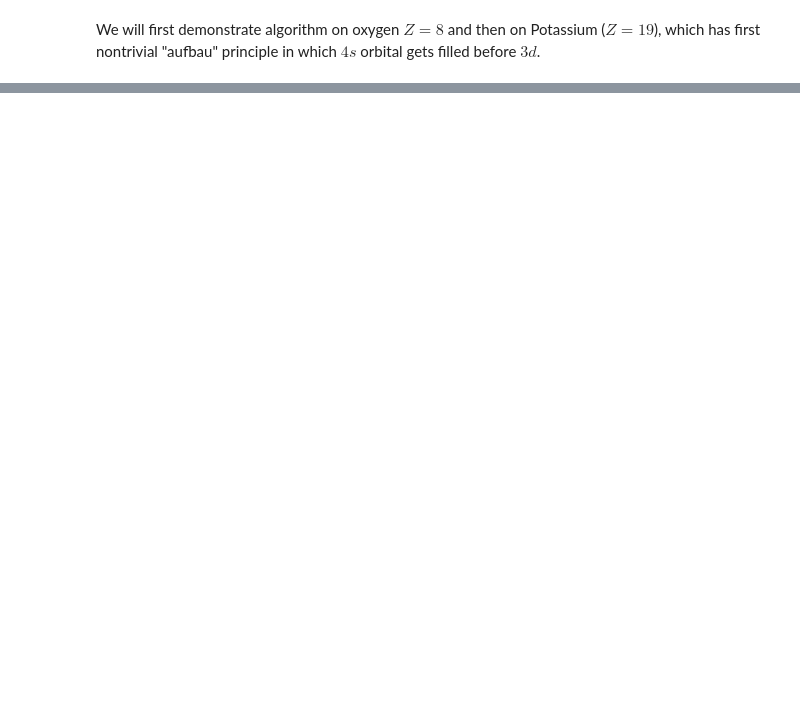
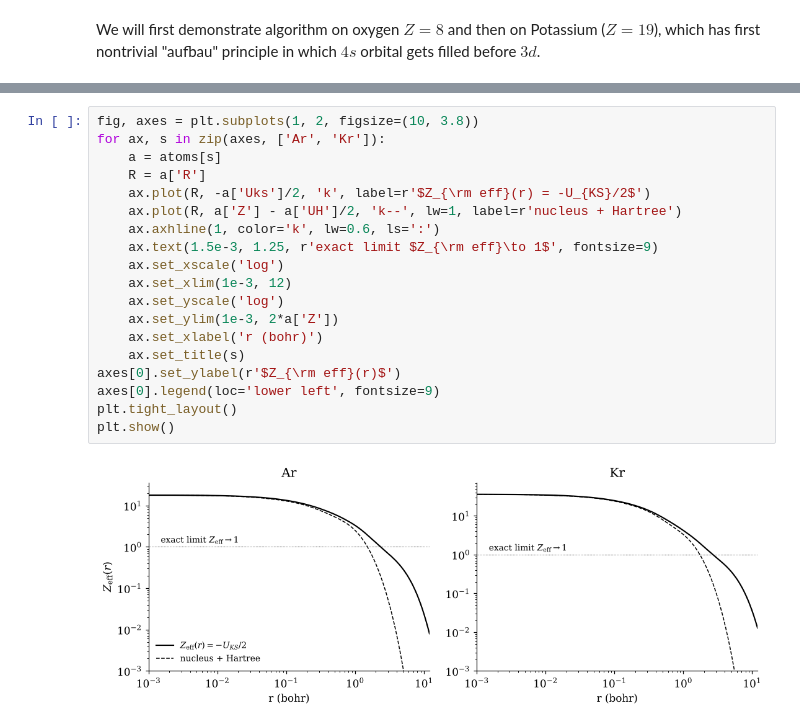
Before and after one commit to yw-choi/yw-choi.github.io, a Jupyter notebook: static/PHY4008/notebooks/06_atom_dft.ipynb, the cells around one changed output, grey strips where cells are left out. Drawn from its saved outputs; the diff is of its cells as text; blank space fills up the shorter version.

```diff
--- a/static/PHY4008/notebooks/06_atom_dft.ipynb
+++ b/static/PHY4008/notebooks/06_atom_dft.ipynb
@@ -678,0 +1173,21 @@ Iteration 30 Etot[Ry]= -1196.39207063201 Etot[Hartree]= -598.196035316005 Diff=
+# %%
+fig, axes = plt.subplots(1, 2, figsize=(10, 3.8))
+for ax, s in zip(axes, ['Ar', 'Kr']):
+    a = atoms[s]
+    R = a['R']
+    ax.plot(R, -a['Uks']/2, 'k', label=r'$Z_{\rm eff}(r) = -U_{KS}/2$')
+    ax.plot(R, a['Z'] - a['UH']/2, 'k--', lw=1, label=r'nucleus + Hartree')
+    ax.axhline(1, color='k', lw=0.6, ls=':')
+    ax.text(1.5e-3, 1.25, r'exact limit $Z_{\rm eff}\to 1$', fontsize=9)
+    ax.set_xscale('log')
+    ax.set_xlim(1e-3, 12)
+    ax.set_yscale('log')
+    ax.set_ylim(1e-3, 2*a['Z'])
+    ax.set_xlabel('r (bohr)')
+    ax.set_title(s)
+axes[0].set_ylabel(r'$Z_{\rm eff}(r)$')
+axes[0].legend(loc='lower left', fontsize=9)
+plt.tight_layout()
+plt.show()
+# %% [output]
+[figure, added]
```
Also changed, not shown: parts of 36 cells of this notebook, 3 other files.
